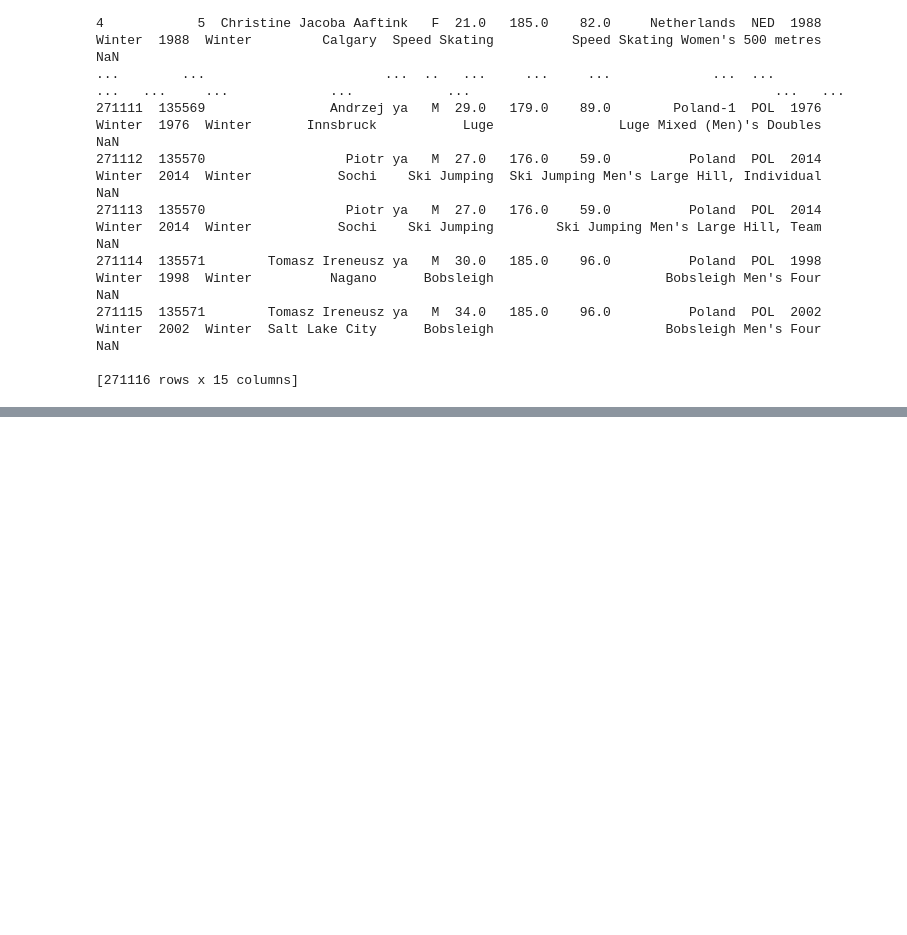
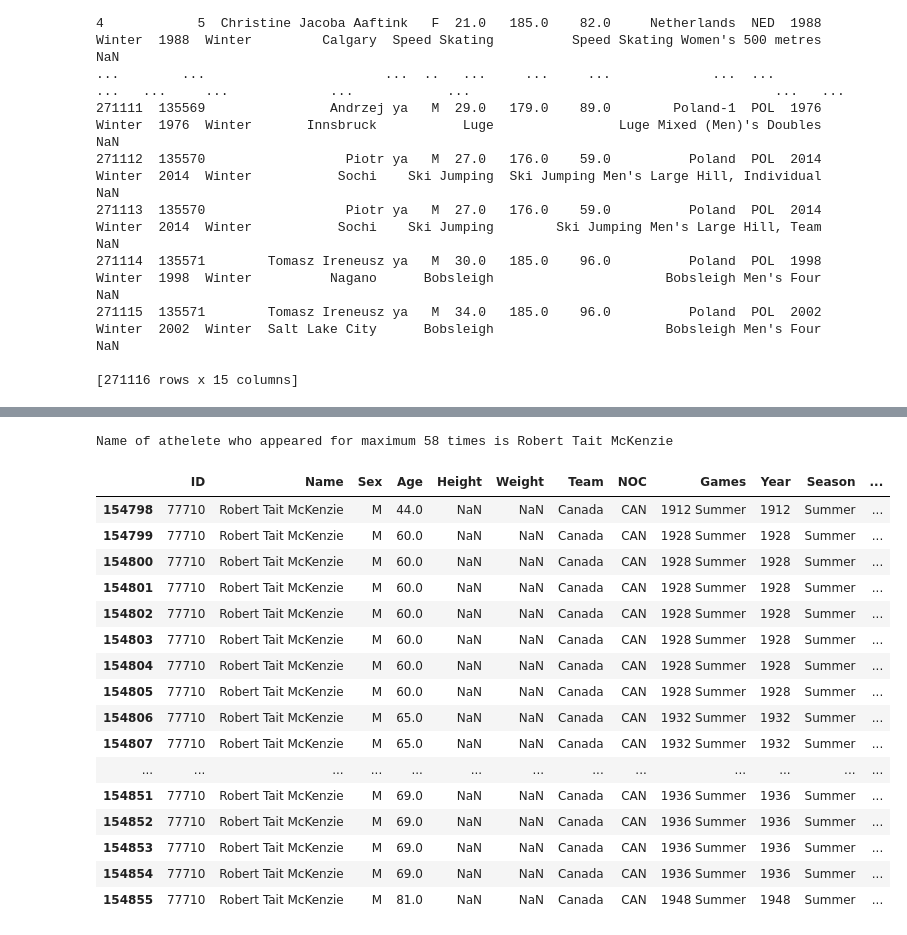
Before and after one commit to AMMLRepos/Data-Analysis-120-years-of-olympic-history, a Jupyter notebook: data_analysis_120_years_of_olympic.ipynb, the cells around one changed output, grey strips where cells are left out. Cells and saved outputs as stored; diff of their text form; code cells hidden in the pictures; blank space fills up the shorter version.

```diff
--- a/data_analysis_120_years_of_olympic.ipynb
+++ b/data_analysis_120_years_of_olympic.ipynb
@@ -200,0 +357,5 @@ print(athelete_events_df)
+# %%
+max_appearances = athelete_events_df["Name"].value_counts()
+#Get the index of the series we got as an outcome
+series_indexes = max_appearances.index
+print(series_indexes)
@@ -200,0 +366,27 @@ print(athelete_events_df)
+# %%
+#You can now get first element of the Series as we know the max is shown at the top in our response
+athelete_name = series_indexes[0]
+print("Name of athelete who appeared for maximum {} times is {}".format(max_appearances.max(), athelete_name))
+# %% [output]
+Name of athelete who appeared for maximum 58 times is Robert Tait McKenzie
+# %%
+#Let us know get all records for this athelete
+athelete_events_df[athelete_events_df["Name"] == athelete_name]
+# %% [output]
+|  | ID | Name | Sex | Age | Height | Weight | Team | NOC | Games | Year | Season | ... |
+| 154798 | 77710 | Robert Tait McKenzie | M | 44.0 | NaN | NaN | Canada | CAN | 1912 Summer | 1912 | Summer | ... |
+| 154799 | 77710 | Robert Tait McKenzie | M | 60.0 | NaN | NaN | Canada | CAN | 1928 Summer | 1928 | Summer | ... |
+| 154800 | 77710 | Robert Tait McKenzie | M | 60.0 | NaN | NaN | Canada | CAN | 1928 Summer | 1928 | Summer | ... |
+| 154801 | 77710 | Robert Tait McKenzie | M | 60.0 | NaN | NaN | Canada | CAN | 1928 Summer | 1928 | Summer | ... |
+| 154802 | 77710 | Robert Tait McKenzie | M | 60.0 | NaN | NaN | Canada | CAN | 1928 Summer | 1928 | Summer | ... |
+| 154803 | 77710 | Robert Tait McKenzie | M | 60.0 | NaN | NaN | Canada | CAN | 1928 Summer | 1928 | Summer | ... |
+| 154804 | 77710 | Robert Tait McKenzie | M | 60.0 | NaN | NaN | Canada | CAN | 1928 Summer | 1928 | Summer | ... |
+| 154805 | 77710 | Robert Tait McKenzie | M | 60.0 | NaN | NaN | Canada | CAN | 1928 Summer | 1928 | Summer | ... |
+| 154806 | 77710 | Robert Tait McKenzie | M | 65.0 | NaN | NaN | Canada | CAN | 1932 Summer | 1932 | Summer | ... |
+| 154807 | 77710 | Robert Tait McKenzie | M | 65.0 | NaN | NaN | Canada | CAN | 1932 Summer | 1932 | Summer | ... |
+| ... | ... | ... | ... | ... | ... | ... | ... | ... | ... | ... | ... | ... |
+| 154851 | 77710 | Robert Tait McKenzie | M | 69.0 | NaN | NaN | Canada | CAN | 1936 Summer | 1936 | Summer | ... |
+| 154852 | 77710 | Robert Tait McKenzie | M | 69.0 | NaN | NaN | Canada | CAN | 1936 Summer | 1936 | Summer | ... |
+| 154853 | 77710 | Robert Tait McKenzie | M | 69.0 | NaN | NaN | Canada | CAN | 1936 Summer | 1936 | Summer | ... |
+| 154854 | 77710 | Robert Tait McKenzie | M | 69.0 | NaN | NaN | Canada | CAN | 1936 Summer | 1936 | Summer | ... |
+| 154855 | 77710 | Robert Tait McKenzie | M | 81.0 | NaN | NaN | Canada | CAN | 1948 Summer | 1948 | Summer | ... |
```
Also changed, not shown: parts of 25 cells of this notebook.
